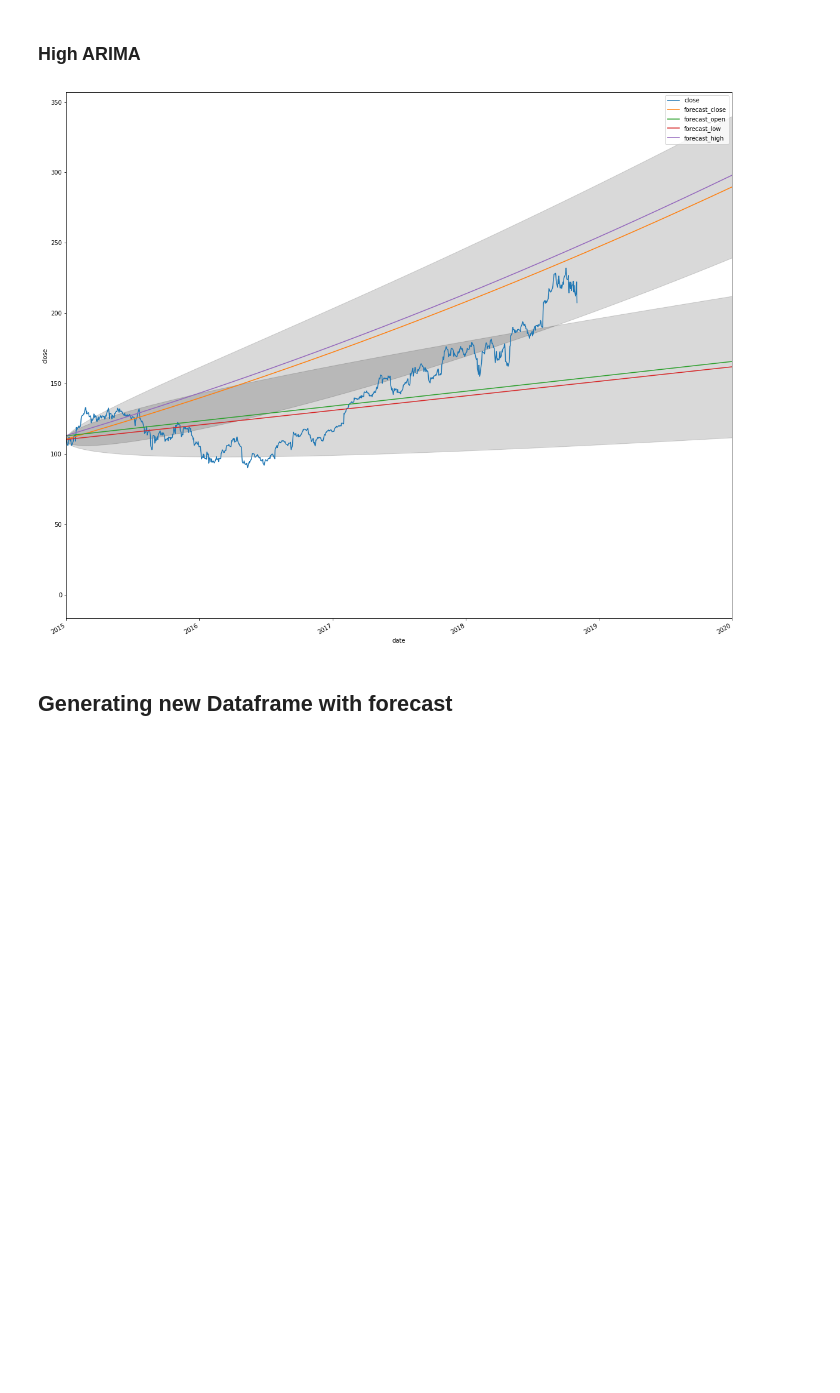
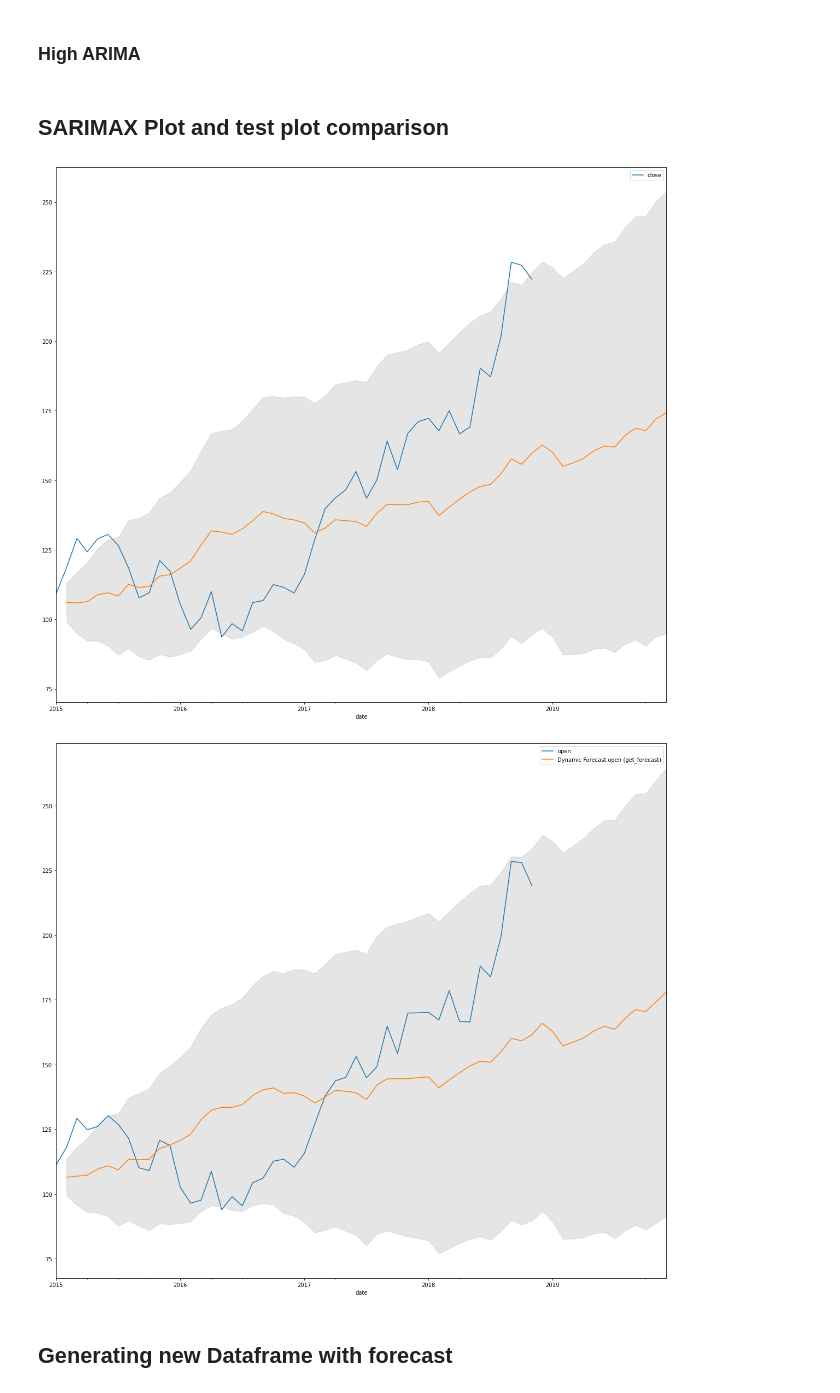
Before and after one commit to InNomineMortis/dl_diploma, a Jupyter notebook: main.ipynb, the cells around one changed output. Saved outputs shown, nothing was run; the diff lists cells and outputs as text; code cells hidden in the pictures; blank space fills up the shorter version.

```diff
--- a/main.ipynb
+++ b/main.ipynb
@@ -92,9 +113,9 @@ end_date = datetime.datetime(2020,1,1)
 # %% [markdown]
 ### Preparing close set
 # %%
-train_data_close = df['2000-01-01':'2015-01-01']
+train_data_close = df['2000-01':'2015-01']
 train_data_close.drop(columns=['open', 'high', 'volume', 'low'], inplace=True)
-test_data_close = df['2015-01-02':'2020-01-01']
+test_data_close = df['2015-01':'2020-01']
 test_data_close.drop(columns=['open', 'high', 'volume', 'low'], inplace=True)
 print('test_data_close length: ', len(test_data_close), 'train_data_close length:', len(train_data_close), 'whole set:', len(df))
 train_data_close.tail()
@@ -158,9 +167,9 @@ See the caveats in the documentation: https://pandas.pydata.org/pandas-docs/stab
 # %% [markdown]
 ### Preparing open set
 # %%
-train_data_open = df['2000-01-01':'2015-01-01']
+train_data_open = df['2000-01':'2015-01']
 train_data_open.drop(columns=['high', 'low','volume', 'close'], inplace=True)
-test_data_open = df['2015-01-02':'2020-01-01']
+test_data_open = df['2015-01':'2020-01']
 test_data_open.drop(columns=['high', 'low','volume', 'close'], inplace=True)
 print('test_data_open length: ', len(test_data_open), 'train_data_open length:', len(train_data_open), 'whole set:', len(df))
 train_data_open.tail()
@@ -287,11 +301,12 @@ upper_series_close = pnd.Series(conf[:, 1], index=index)
 # %% [markdown]
 ### Open ARIMA
 # %%
-index = pnd.date_range(start_date,end_date)
-pred,se,conf = results_open.forecast(len(index), alpha=0.1)
-fc_series_open = pnd.Series(pred, index=index)
-lower_series_open = pnd.Series(conf[:, 0], index=index)
-upper_series_open = pnd.Series(conf[:, 1], index=index)
+index = pnd.date_range(start_date,end_date, freq='M').strftime('%Y-%m')
+pred_open = results_open.get_forecast(end_date)
+pred_open_ci = pred_open.conf_int()
+fc_series_open = pred_open.predicted_mean
+# lower_series_open = pnd.Series(conf[:, 0], index=index)
+# upper_series_open = pnd.Series(conf[:, 1], index=index)
 # %% [markdown]
 ### Low ARIMA
 # %%
@@ -311,20 +328,28 @@ upper_series_chigh = pnd.Series(conf[:, 1], index=index)
+# %% [markdown]
+## SARIMAX Plot and test plot comparison
 # %%
-ax = df.plot(y='close',figsize=(20, 18))
-plt.plot(fc_series_close, label='forecast_close')
-plt.plot(fc_series_open, label='forecast_open')
-plt.plot(fc_series_low, label='forecast_low')
-plt.plot(fc_series_high, label='forecast_high')
-plt.xlim(left=start_date, right=end_date)
-plt.ylabel('close')
-plt.fill_between(lower_series_close.index, lower_series_close, upper_series_close,
-                 color='k', alpha=.15)
-plt.fill_between(lower_series_low.index, lower_series_low, upper_series_low,
-                 color='k', alpha=.15)
+ax = test_data_close.plot(y='close',figsize=(20, 18))
+bx = test_data_open.plot(y='open',figsize=(20, 18))
+pred_close.predicted_mean.plot(ax=ax, label='Dynamic Forecast close (get_forecast)')
+pred_open.predicted_mean.plot(ax=bx, label='Dynamic Forecast open (get_forecast)')
+ax.fill_between(pred_close_ci.index, pred_close_ci.iloc[:, 0], pred_close_ci.iloc[:, 1], color='k', alpha=.1)
+bx.fill_between(pred_open_ci.index, pred_open_ci.iloc[:, 0], pred_open_ci.iloc[:, 1], color='k', alpha=.1)
+# plt.plot(fc_series_close, label='forecast_close')
+# plt.plot(fc_series_open, label='forecast_open')
+# plt.plot(fc_series_low, label='forecast_low')
+# plt.plot(fc_series_high, label='forecast_high')
+# plt.xlim(left=start_date, right=end_date)
+# plt.ylabel('close')
+# plt.fill_between(lower_series_close.index, lower_series_close, upper_series_close,
+#                  color='k', alpha=.15)
+# plt.fill_between(lower_series_low.index, lower_series_low, upper_series_low,
+#                  color='k', alpha=.15)
 plt.xlabel('date')
 plt.legend()
 plt.show()
 # %% [output]
-[figure, old version]
+[figure, new version]
+[figure, added]
 # %% [markdown]
 ## Generating new Dataframe with forecast
 # %%
```
Also changed, not shown: parts of 33 cells of this notebook.
